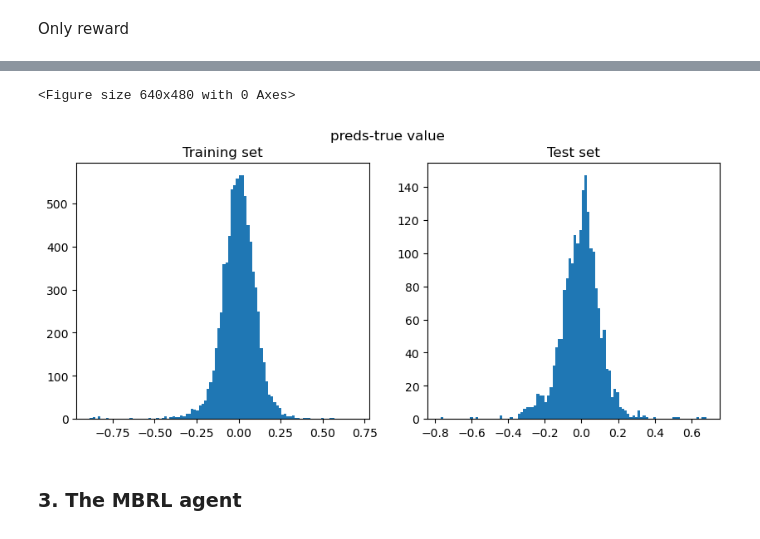
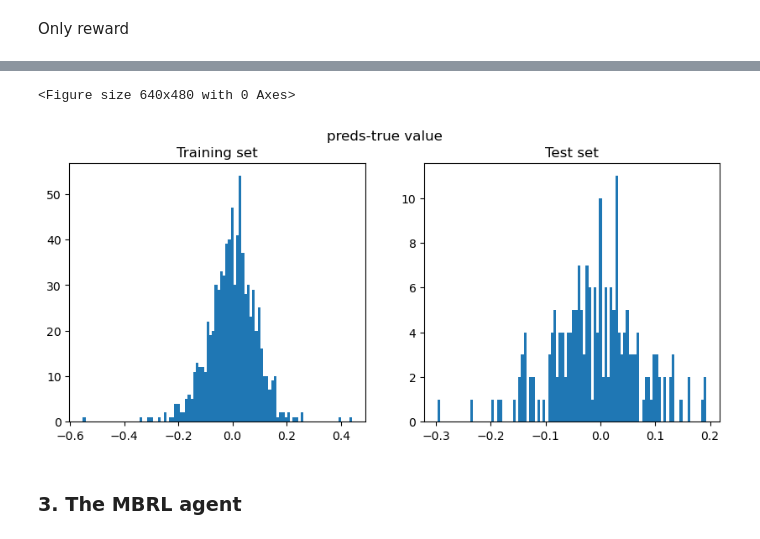
Before and after one commit to theauv/FMDP-in-MBRL, a Jupyter notebook: test_learn_bikes.ipynb, the cells around one changed output, grey strips where cells are left out. Cells and saved outputs as stored; diff of their text form; code cells hidden in the pictures.

```diff
--- a/test_learn_bikes.ipynb
+++ b/test_learn_bikes.ipynb
@@ -105,9 +106,9 @@ tensor([13., 10., 18.,  ..., 11., 13., 10.])
 # %% [markdown]
 Create x and y from obs and next_obs
 # %%
-dataset_size = 10000
+dataset_size = 1000
 input_obs_keys = ["bikes_distr", "time_counter"]
-input_act_keys = [] #not implemented
+input_act_keys = []  # not implemented
 output_keys = ["bikes_distr"]
 
 input_mask = np.zeros(obs.shape[-1])
@@ -1151,9 +1154,11 @@ plt.show()
 Only reward
 # %%
 reward_train_x = train_x
-reward_train_y = train_y[:, -1][:, None]
+reward_train_y = train_y[:, -1][..., None]
 reward_test_x = test_x
-reward_test_y = test_y[:, -1][:, None]
+reward_test_y = test_y[:, -1][..., None]
 
-print(reward_train_x.shape, reward_train_y.shape, reward_test_x.shape, reward_test_y.shape)
+print(
+    reward_train_x.shape, reward_train_y.shape, reward_test_x.shape, reward_test_y.shape
+)
 # %% [output]
@@ -1161,10 +1166,12 @@ torch.Size([8000, 44]) torch.Size([8000, 1]) torch.Size([2000, 44]) torch.Size([
 # %%
-learningRate = 0.001
-epochs = 10000
+from src.model.linear_regression import LinearRegression
+
+learningRate = 0.05
+epochs = 2000
 eval_epoch_freq = 1
-in_size=reward_train_x.shape[-1]
-out_size=reward_train_y.shape[-1]
-device="cpu"
+in_size = reward_train_x.shape[-1]
+out_size = reward_train_y.shape[-1]
+device = "cpu"
 reward_lr_model = LinearRegression(in_size, out_size, device)
 criterion = torch.nn.MSELoss()
 metric = r2_score
@@ -1248,31 +1396,31 @@ plt.show()
 # %%
-with torch.no_grad(): # we don't need gradients in the testing phase
-    train_preds = reward_lr_model(reward_train_x)
-    test_preds = reward_lr_model(reward_test_x)
+with torch.no_grad():  # we don't need gradients in the testing phase
+    train_preds = dynamics_model.model(reward_train_x)
+    test_preds = dynamics_model.model(reward_test_x)
 
 relative_train_preds = train_preds - reward_train_y
 relative_test_preds = test_preds - reward_test_y
 
 plt.clf()
 fig, ax = plt.subplots(1, 2, figsize=(10, 4))
 
-#Train bar plots
-n_bins=100
+# Train bar plots
+n_bins = 100
 counts, bins = np.histogram(relative_train_preds, bins=n_bins)
 ax[0].hist(bins[:-1], bins, weights=counts)
-ax[0].title.set_text('Training set')
+ax[0].title.set_text("Training set")
 
-#Test bar plots
-n_bins=100
+# Test bar plots
+n_bins = 100
 counts, bins = np.histogram(relative_test_preds, bins=n_bins)
 ax[1].hist(bins[:-1], bins, weights=counts)
-ax[1].title.set_text('Test set')
+ax[1].title.set_text("Test set")
 
 fig.suptitle("preds-true value")
 plt.show()
 # %% [output]
 <Figure size 640x480 with 0 Axes>
-[figure, old version]
+[figure, new version]
 # %% [markdown]
 ### 3. The MBRL agent
 # %% [markdown]
```
Also changed, not shown: parts of 42 cells of this notebook, 18 other files.
